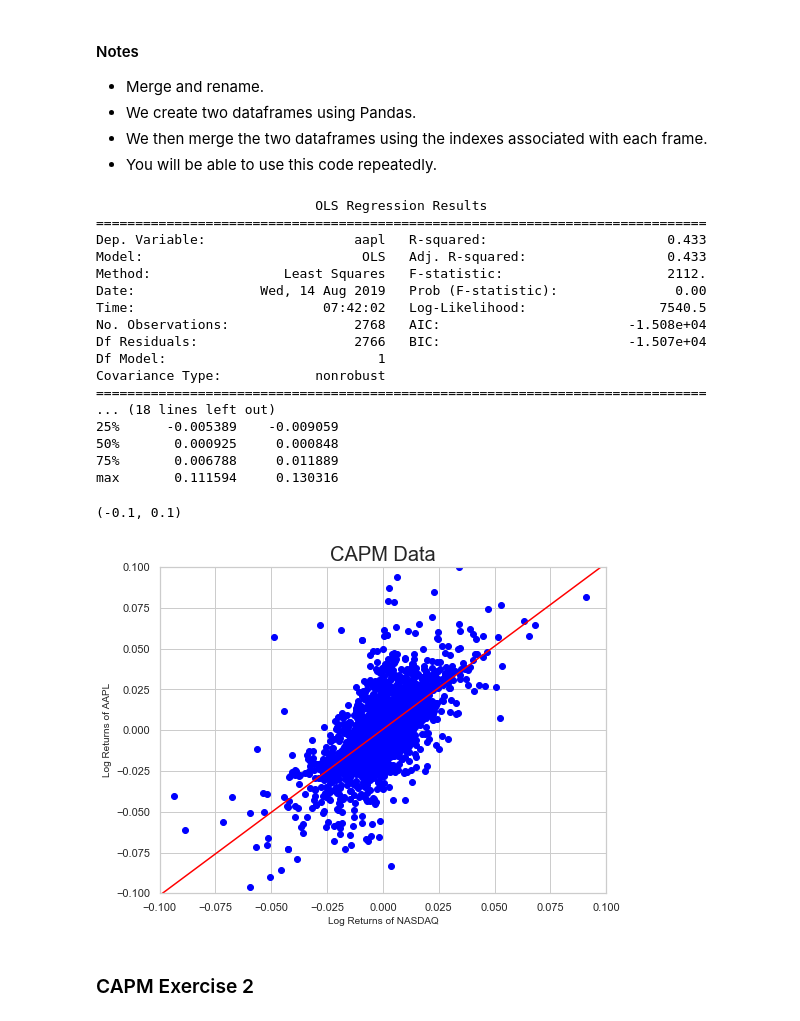
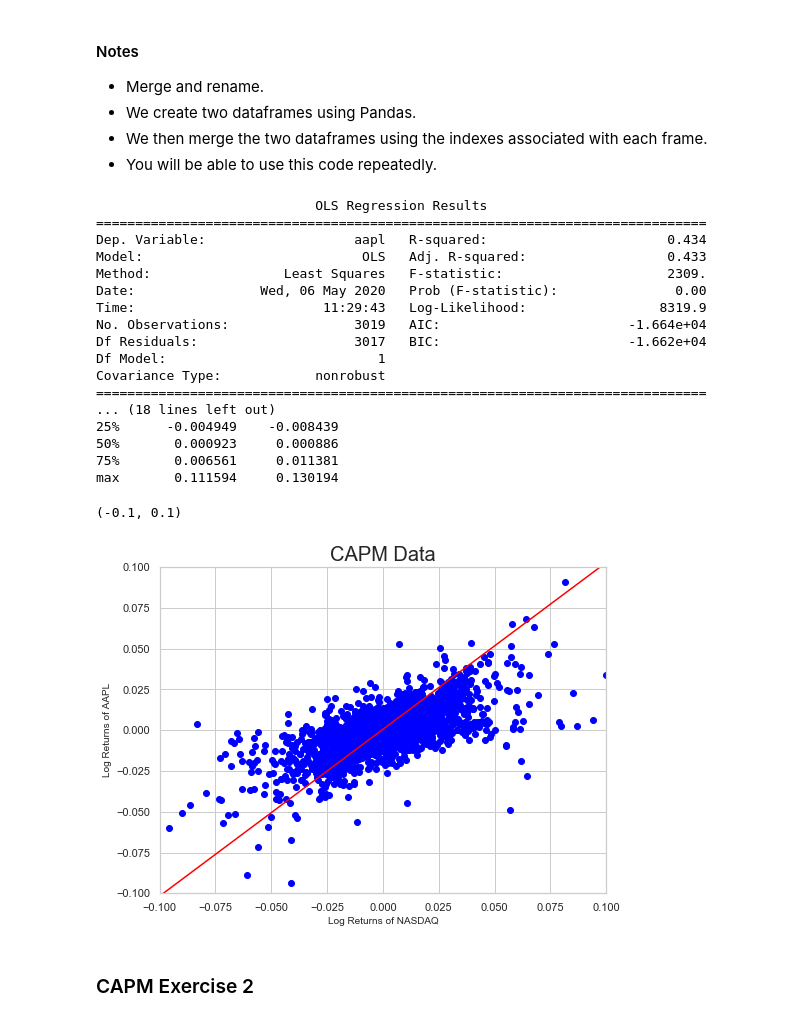
Before and after one commit to thsavage/Hirsh-Fellows-Real-Estate-Finance, a Jupyter notebook: Hirsh Scholars CAPM Example.ipynb, the cells around one changed output. Drawn from its saved outputs; the diff is of its cells as text; code cells hidden in the pictures.

```diff
--- a/Hirsh Scholars CAPM Example.ipynb
+++ b/Hirsh Scholars CAPM Example.ipynb
@@ -135,7 +135,7 @@ Populating the interactive namespace from numpy and matplotlib
 # %%
 # Grab Apple and NASDAQ data.
 
-start, end = "2006-01-01", "2016-12-31"
+start, end = "2006-01-01", "2017-12-31"
 
 aapl_all = yf.download('AAPL', start=start, end=end)
 nasdaq_all = yf.download('^IXIC', start=start, end=end)
@@ -224,35 +224,35 @@ print(data.describe())
 # %% [output]
                             OLS Regression Results
 ==============================================================================
-Dep. Variable:                   aapl   R-squared:                       0.433
+Dep. Variable:                   aapl   R-squared:                       0.434
 Model:                            OLS   Adj. R-squared:                  0.433
-Method:                 Least Squares   F-statistic:                     2112.
-Date:                Wed, 14 Aug 2019   Prob (F-statistic):               0.00
-Time:                        07:42:02   Log-Likelihood:                 7540.5
-No. Observations:                2768   AIC:                        -1.508e+04
-Df Residuals:                    2766   BIC:                        -1.507e+04
+Method:                 Least Squares   F-statistic:                     2309.
+Date:                Wed, 06 May 2020   Prob (F-statistic):               0.00
+Time:                        11:29:43   Log-Likelihood:                 8319.9
+No. Observations:                3019   AIC:                        -1.664e+04
+Df Residuals:                    3017   BIC:                        -1.662e+04
 Df Model:                           1
 Covariance Type:            nonrobust
 ==============================================================================
 ... (18 lines left out)
-25%      -0.005389    -0.009059
-50%       0.000925     0.000848
-75%       0.006788     0.011889
-max       0.111594     0.130316
+25%      -0.004949    -0.008439
+50%       0.000923     0.000886
+75%       0.006561     0.011381
+max       0.111594     0.130194
 # %%
 figure, ax = plt.subplots(figsize=(8, 6))
-ax.scatter(y=aapl_returns, x=nasdaq_returns, c='blue')
+ax.scatter(aapl_returns, nasdaq_returns, c='blue')
 mod = smf.ols(formula='aapl ~ nasdaq', data = data).fit()
 abline_plot(model_results=mod, ax=ax, color='red')
 
 ax.set_title('CAPM Data', fontsize = 20)
 ax.set_ylabel('Log Returns of AAPL', fontsize = 10)
 ax.set_xlabel('Log Returns of NASDAQ', fontsize = 10)
 ax.set_xlim([-0.1, 0.1])
 ax.set_ylim([-0.1, 0.1])
 # %% [output]
 (-0.1, 0.1)
-[figure, old version]
+[figure, new version]
 # %% [markdown]
 ### CAPM Exercise 2
 # %%
```
Also changed, not shown: parts of 21 cells of this notebook, 2 other files.
